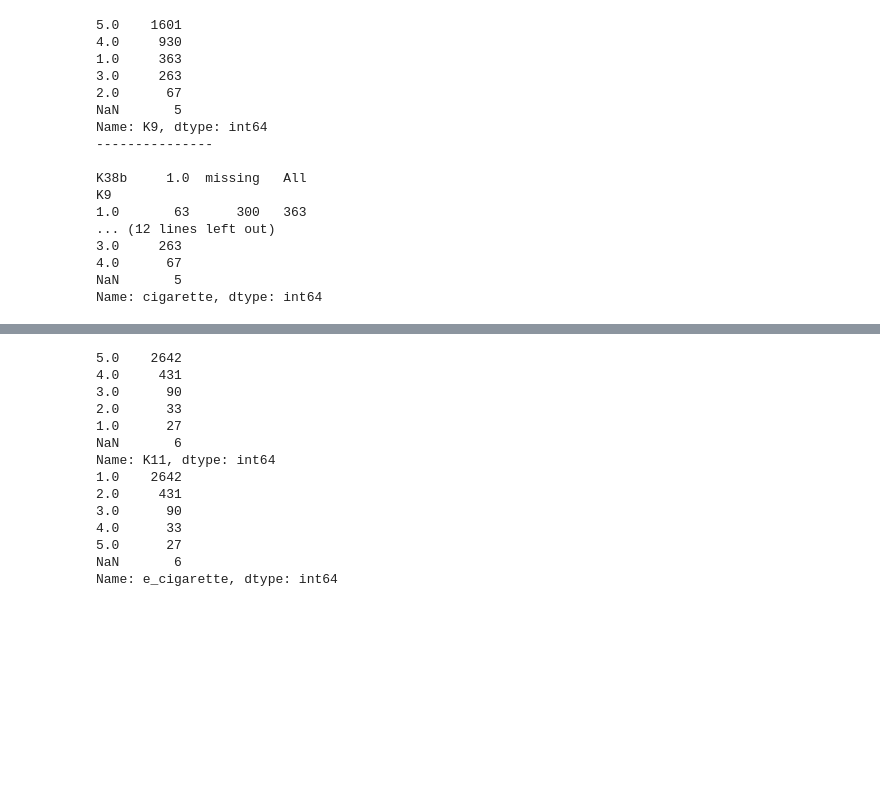
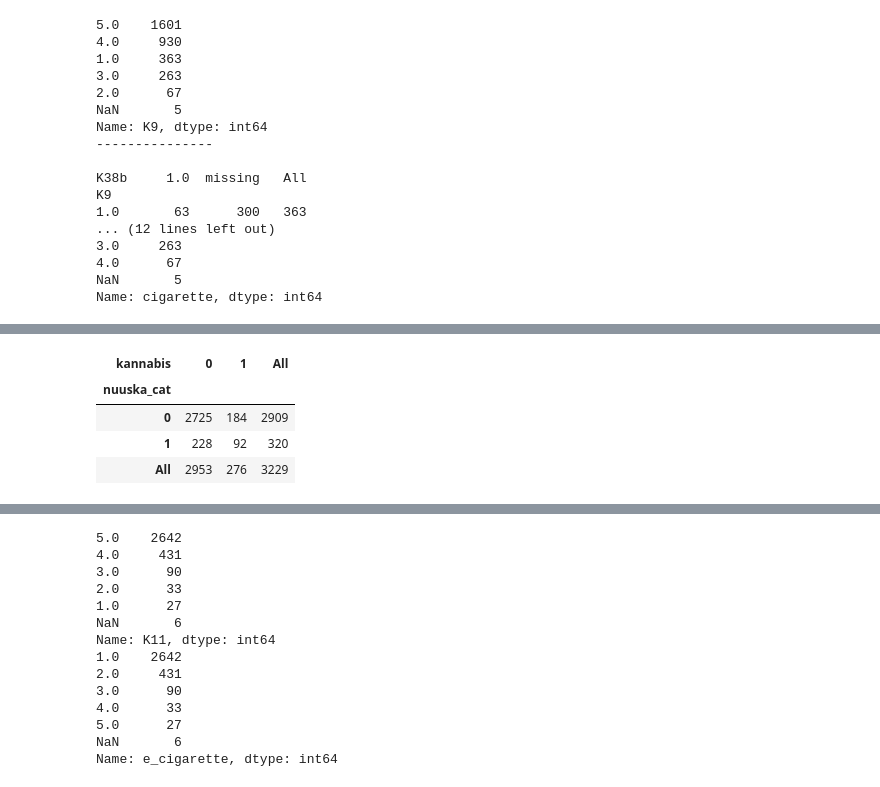
Before and after one commit to ali-unlu/predicting-drug-use, a Jupyter notebook: Data processing.ipynb, the cells around one changed output, grey strips where cells are left out. Saved outputs shown, nothing was run; the diff lists cells and outputs as text; code cells hidden in the pictures; blank space fills up the shorter version.

```diff
--- a/Data processing.ipynb
+++ b/Data processing.ipynb
@@ -363,0 +789,18 @@ All      276     2953  3229
+# %%
+# yes no
+df['nuuska_cat'] = np.where(df['K10'] < 4, 1, 0)
+
+print(df['nuuska_cat'].value_counts(dropna= False))
+print(df['nuuska_cat'].value_counts(dropna= False, normalize=True))
+
+
+#print(pd.crosstab(df['K38b'], df.nuuska_cat,  normalize='index'))
+
+
+
+print('\n-----------------\n')
+print(pd.crosstab(df['nuuska_cat'].fillna('missing'),df['kannabis'].fillna('missing'),margins=True))
+
+
+
+#print(pd.crosstab(df[], df.nuuska,  normalize='index'))
@@ -363,0 +834,8 @@ All      276     2953  3229
+# %%
+pd.crosstab(df['nuuska_cat'].fillna('missing'),df['kannabis'].fillna('missing'),margins=True)
+# %% [output]
+| kannabis | 0 | 1 | All |
+| nuuska_cat |  |  |  |
+| 0 | 2725 | 184 | 2909 |
+| 1 | 228 | 92 | 320 |
+| All | 2953 | 276 | 3229 |
```
Also changed, not shown: parts of 155 cells of this notebook.
